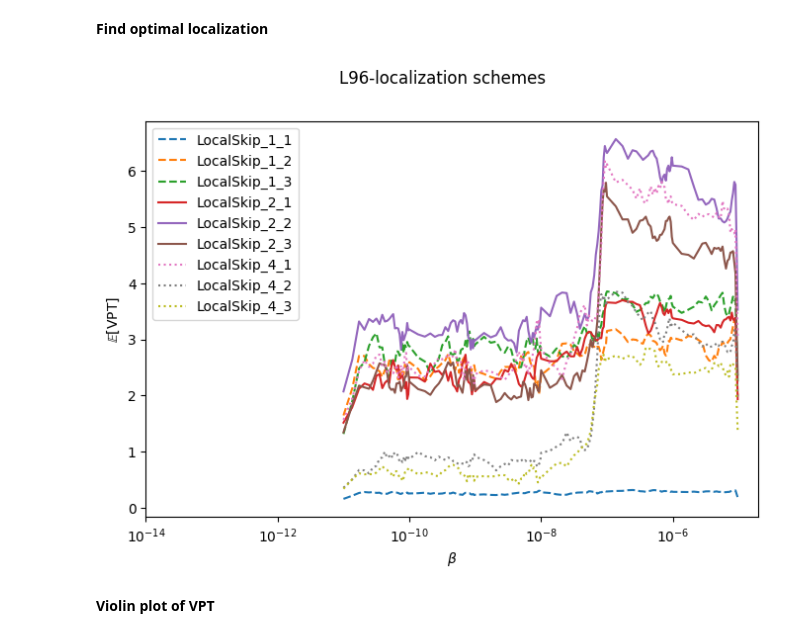
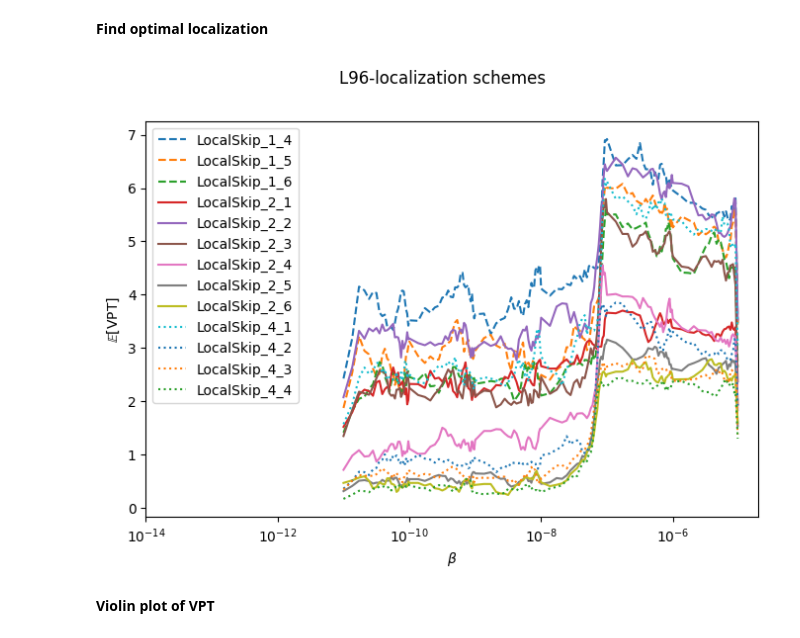
Before and after one commit to pinakm9/DeepRFM, a Jupyter notebook: notebooks/L96.ipynb, the cells around one changed output. Saved outputs shown, nothing was run; the diff lists cells and outputs as text; code cells hidden in the pictures.

```diff
--- a/notebooks/L96.ipynb
+++ b/notebooks/L96.ipynb
@@ -32,36 +32,36 @@ Uo = np.load('../data/L96/train.npy')
 # %%
 config = 'config_local'
 architectures = ['LocalSkip']#, 'LocalDeepSkip']
-GI = [[1, 1], [1, 2], [1, 3], [2, 1], [2, 2], [2, 3], [4, 1], [4, 2], [4, 3]]
+GI = [[1, 4], [1, 5], [1, 6], [2, 1], [2, 2], [2, 3], [2, 4], [2, 5], [2, 6], [4, 1], [4, 2], [4, 3], [4, 4]]
 localizations = [GI, GI]
-D_rB = [[4096, 1]] * 9
+D_rB = [[4096, 1]] * len(GI)
 structures = [D_rB, D_rB]
 markers = ['x', 'v']
 fig = plt.figure(figsize=(8, 5.2))
 ax = fig.add_subplot(111)
 smoothing_window = 5
 for i, architecture in enumerate(architectures):
     for j, localization in enumerate(localizations[i]):
         G, I = localization
         D_r, B = structures[i][j]
         if G==1:
             linestyle = 'dashed'
         elif G==2:
             linestyle = 'solid'
         elif G==4:
             linestyle = 'dotted'
         data = pd.read_csv(f'{folder}/{config}/{architecture}_{G}_{I}/beta/beta_D_r-{D_r}_B-{B}.csv')
         x, y = data['beta'], data['tau_f_nmse_mean']
         y = ut.smooth(y, smoothing_window)
         ax.semilogx(x, y, label=f'{architecture}_{G}_{I}', linestyle=linestyle)#, s=20, marker=markers[i])
 ax.legend()
 ax.set_xlabel(r'$\beta$')
 ax.set_ylabel(r'$\mathbb{E}[{\rm VPT}]$')
 ax.set_xlim((1e-14, 2e-5))
 fig.suptitle('L96-localization schemes')
 plt.savefig(f'../data/plots/L96-localization-schemes.png', bbox_inches='tight', dpi=300)
 # %% [output]
-[figure, old version]
+[figure, new version]
 # %% [markdown]
 **Violin plot of VPT**
 # %%
```
Also changed, not shown: 11 other files.
